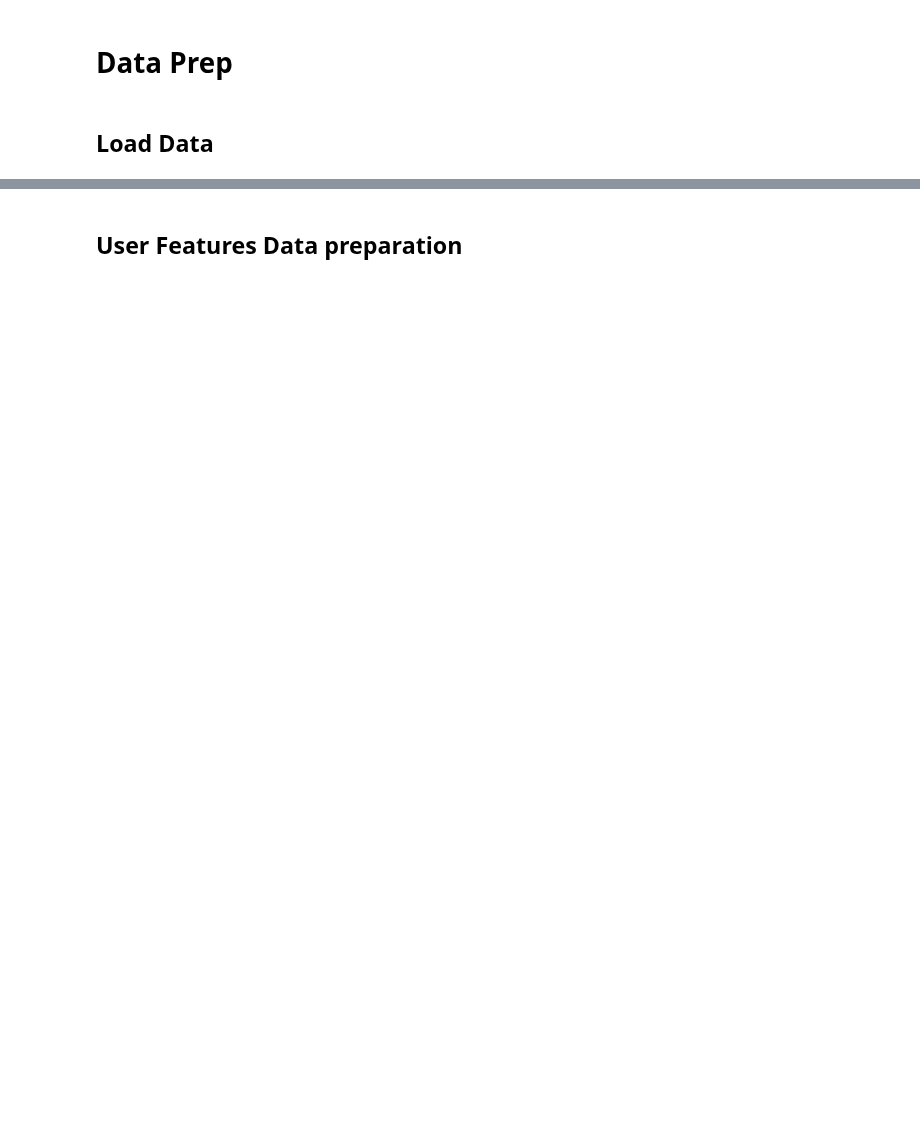
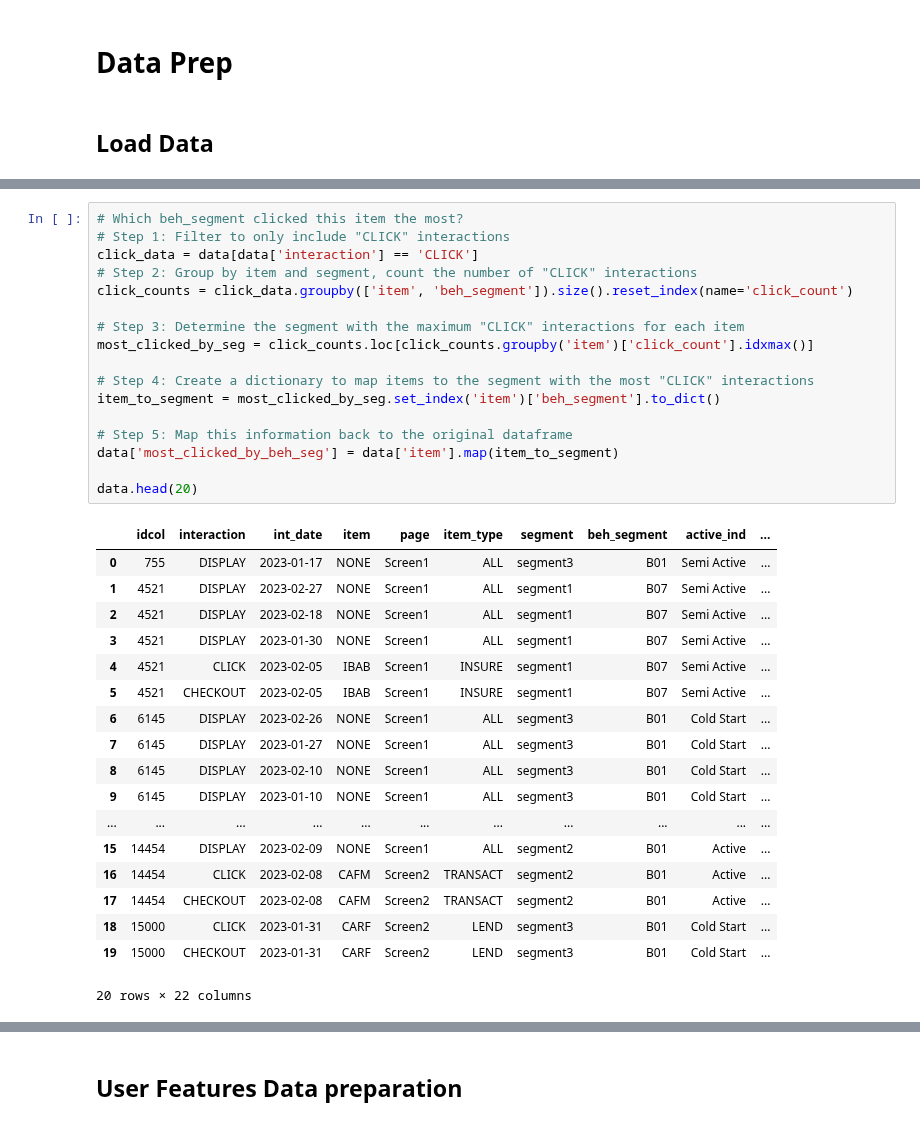
Before and after one commit to lizesteyn/FNBdataquest, a Jupyter notebook: LightFM_2.ipynb, the cells around one changed output, grey strips where cells are left out. Cells and saved outputs as stored; diff of their text form; blank space fills up the shorter version.

```diff
--- a/LightFM_2.ipynb
+++ b/LightFM_2.ipynb
@@ -71,0 +331,36 @@ dtype: int64
+# %%
+# Which beh_segment clicked this item the most?
+# Step 1: Filter to only include "CLICK" interactions
+click_data = data[data['interaction'] == 'CLICK']
+# Step 2: Group by item and segment, count the number of "CLICK" interactions
+click_counts = click_data.groupby(['item', 'beh_segment']).size().reset_index(name='click_count')
+
+# Step 3: Determine the segment with the maximum "CLICK" interactions for each item
+most_clicked_by_seg = click_counts.loc[click_counts.groupby('item')['click_count'].idxmax()]
+
+# Step 4: Create a dictionary to map items to the segment with the most "CLICK" interactions
+item_to_segment = most_clicked_by_seg.set_index('item')['beh_segment'].to_dict()
+
+# Step 5: Map this information back to the original dataframe
+data['most_clicked_by_beh_seg'] = data['item'].map(item_to_segment)
+
+data.head(20)
+# %% [output]
+|  | idcol | interaction | int_date | item | page | item_type | segment | beh_segment | active_ind | ... |
+| 0 | 755 | DISPLAY | 2023-01-17 | NONE | Screen1 | ALL | segment3 | B01 | Semi Active | ... |
+| 1 | 4521 | DISPLAY | 2023-02-27 | NONE | Screen1 | ALL | segment1 | B07 | Semi Active | ... |
+| 2 | 4521 | DISPLAY | 2023-02-18 | NONE | Screen1 | ALL | segment1 | B07 | Semi Active | ... |
+| 3 | 4521 | DISPLAY | 2023-01-30 | NONE | Screen1 | ALL | segment1 | B07 | Semi Active | ... |
+| 4 | 4521 | CLICK | 2023-02-05 | IBAB | Screen1 | INSURE | segment1 | B07 | Semi Active | ... |
+| 5 | 4521 | CHECKOUT | 2023-02-05 | IBAB | Screen1 | INSURE | segment1 | B07 | Semi Active | ... |
+| 6 | 6145 | DISPLAY | 2023-02-26 | NONE | Screen1 | ALL | segment3 | B01 | Cold Start | ... |
+| 7 | 6145 | DISPLAY | 2023-01-27 | NONE | Screen1 | ALL | segment3 | B01 | Cold Start | ... |
+| 8 | 6145 | DISPLAY | 2023-02-10 | NONE | Screen1 | ALL | segment3 | B01 | Cold Start | ... |
+| 9 | 6145 | DISPLAY | 2023-01-10 | NONE | Screen1 | ALL | segment3 | B01 | Cold Start | ... |
+| ... | ... | ... | ... | ... | ... | ... | ... | ... | ... | ... |
+| 15 | 14454 | DISPLAY | 2023-02-09 | NONE | Screen1 | ALL | segment2 | B01 | Active | ... |
+| 16 | 14454 | CLICK | 2023-02-08 | CAFM | Screen2 | TRANSACT | segment2 | B01 | Active | ... |
+| 17 | 14454 | CHECKOUT | 2023-02-08 | CAFM | Screen2 | TRANSACT | segment2 | B01 | Active | ... |
+| 18 | 15000 | CLICK | 2023-01-31 | CARF | Screen2 | LEND | segment3 | B01 | Cold Start | ... |
+| 19 | 15000 | CHECKOUT | 2023-01-31 | CARF | Screen2 | LEND | segment3 | B01 | Cold Start | ... |
+20 rows × 22 columns
```
Also changed, not shown: parts of 50 cells of this notebook.
